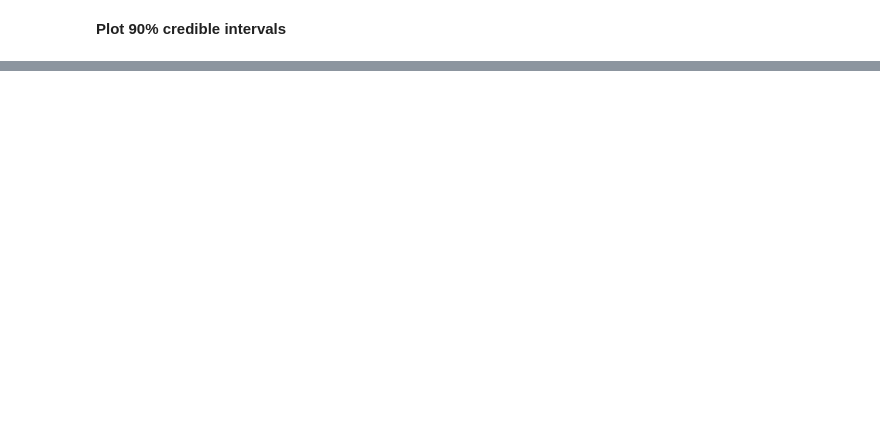
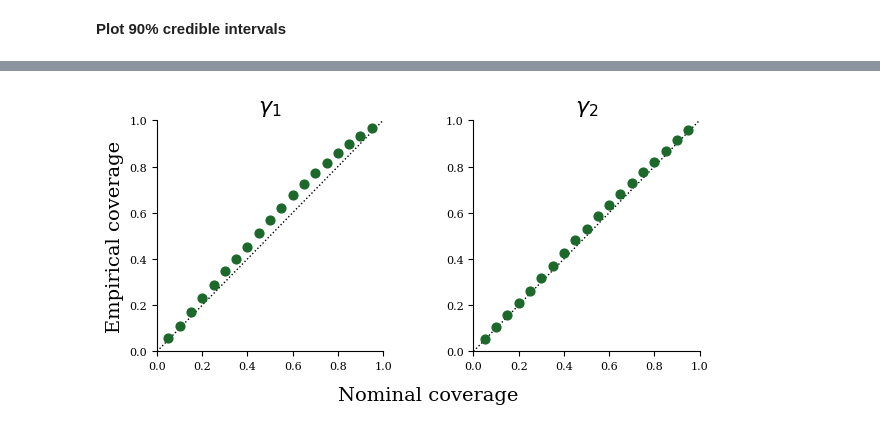
Before and after one commit to prob-ml/blissWL, a Jupyter notebook: images_to_maps/descwl/results/credibleintervals.ipynb, the cells around one changed output, grey strips where cells are left out. Cells and saved outputs as stored; diff of their text form; code cells hidden in the pictures; blank space fills up the shorter version.

```diff
--- a/images_to_maps/descwl/results/credibleintervals.ipynb
+++ b/images_to_maps/descwl/results/credibleintervals.ipynb
@@ -4,3 +4,17 @@ import numpy as np
 import torch
 
 plt.rcParams["font.family"] = "serif"
+# %%
+def compute_coverage_probs(true_values, ci_lower, ci_upper):
+    """Compute empirical coverage probabilities.
+
+    Args:
+        true_values: Ground truth values, shape (n_samples,)
+        ci_lower: Lower bounds of credible intervals, shape (n_samples, n_confidence_levels)
+        ci_upper: Upper bounds of credible intervals, shape (n_samples, n_confidence_levels)
+
+    Returns:
+        Coverage probabilities for each confidence level, shape (n_confidence_levels,)
+    """
+    coverage = (ci_lower <= true_values.unsqueeze(-1)) * (true_values.unsqueeze(-1) <= ci_upper)
+    return coverage.float().mean(0)
@@ -234,0 +243,18 @@ fig.savefig(
+# %%
+setting2 = torch.load("npe_credible_intervals_setting2.pt", weights_only=False)
+
+confidence_levels = setting2["confidence_levels"]
+shear1_true = setting2["shear1_true"]
+shear2_true = setting2["shear2_true"]
+shear1_ci_lower = setting2["shear1_ci_lower"]
+shear1_ci_upper = setting2["shear1_ci_upper"]
+shear2_ci_lower = setting2["shear2_ci_lower"]
+shear2_ci_upper = setting2["shear2_ci_upper"]
+
+shear1_coverage_probs = compute_coverage_probs(shear1_true, shear1_ci_lower, shear1_ci_upper)
+shear2_coverage_probs = compute_coverage_probs(shear2_true, shear2_ci_lower, shear2_ci_upper)
+
+for i, ci in enumerate(confidence_levels):
+    print(
+        f"Confidence level: {ci:.2f}, Shear 1: {shear1_coverage_probs[i]:.4f}, Shear 2: {shear2_coverage_probs[i]:.4f}"
+    )
@@ -234,0 +281,7 @@ fig.savefig(
+# %%
+plot_coverage_probs(
+    confidence_levels, shear1_coverage_probs, shear2_coverage_probs,
+    save_path="figures/npe_coverageprobs_setting2.png"
+)
+# %% [output]
+[figure, added]
```
Also changed, not shown: parts of 19 cells of this notebook, 10 other files.
